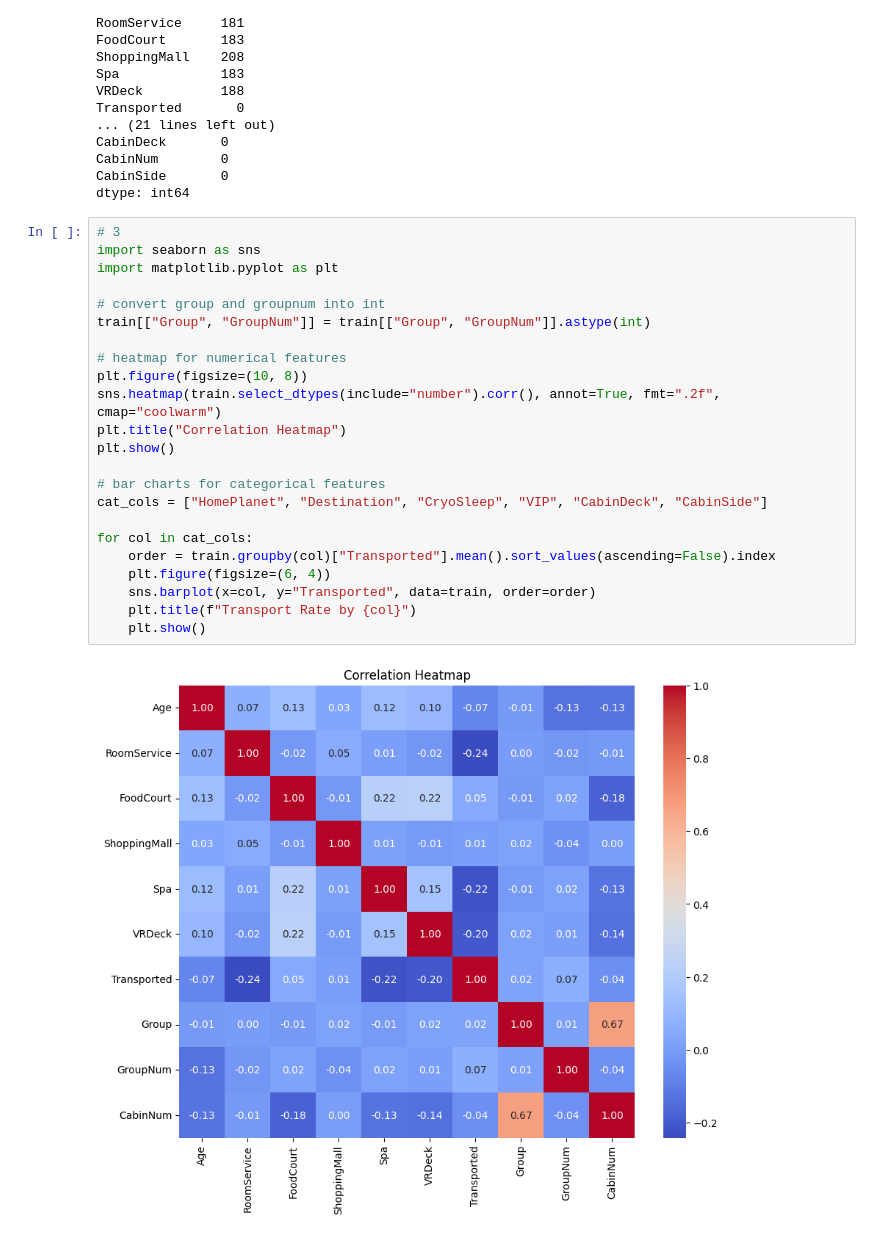
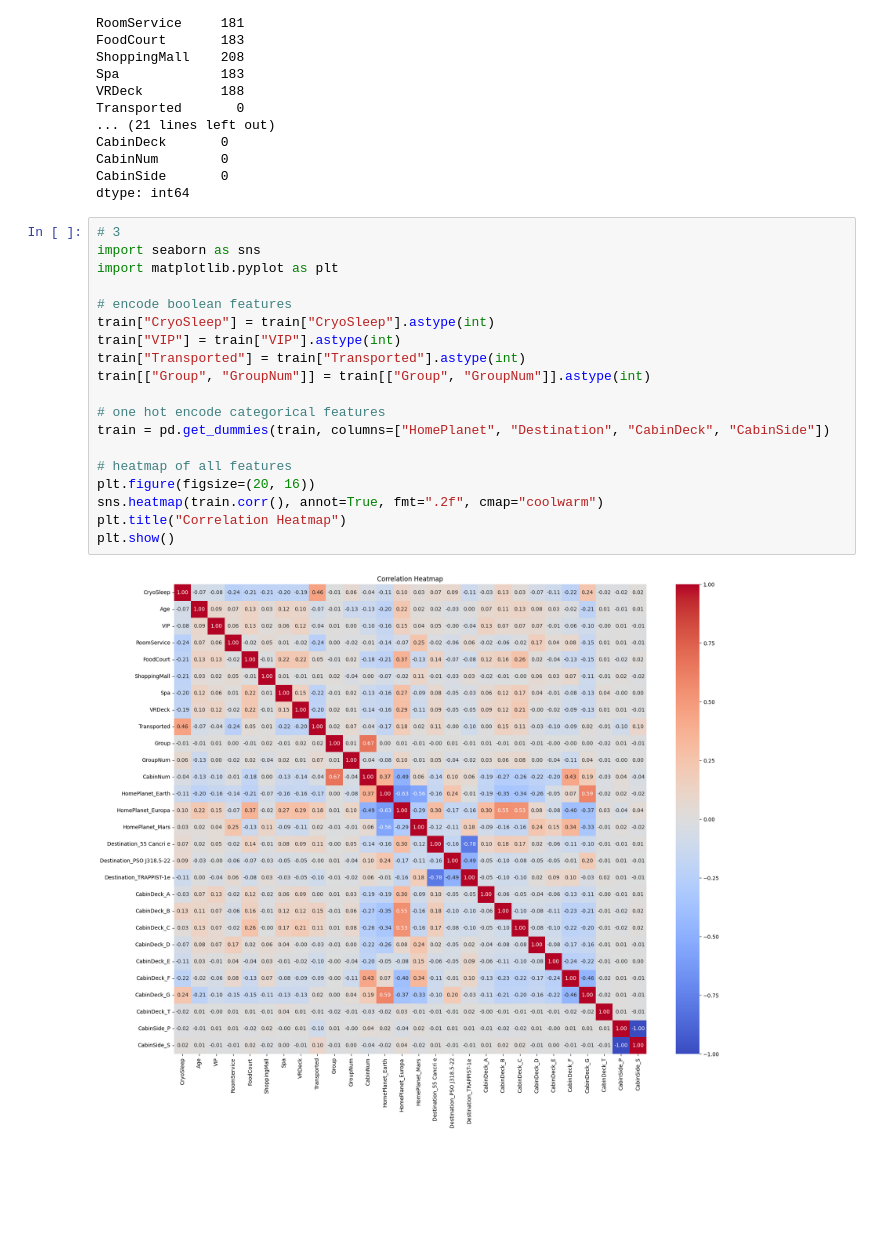
Before and after one commit to ha-d1/spaceship-titantic, a Jupyter notebook: kaylee.ipynb, the cells around one changed output. Drawn from its saved outputs; the diff is of its cells as text; blank space fills up the shorter version.

```diff
--- a/kaylee.ipynb
+++ b/kaylee.ipynb
@@ -86,25 +86,21 @@ dtype: int64
 # %%
 # 3
 import seaborn as sns
 import matplotlib.pyplot as plt
 
-# convert group and groupnum into int
+# encode boolean features
+train["CryoSleep"] = train["CryoSleep"].astype(int)
+train["VIP"] = train["VIP"].astype(int)
+train["Transported"] = train["Transported"].astype(int)
 train[["Group", "GroupNum"]] = train[["Group", "GroupNum"]].astype(int)
 
-# heatmap for numerical features
-plt.figure(figsize=(10, 8))
-sns.heatmap(train.select_dtypes(include="number").corr(), annot=True, fmt=".2f", cmap="coolwarm")
+# one hot encode categorical features
+train = pd.get_dummies(train, columns=["HomePlanet", "Destination", "CabinDeck", "CabinSide"])
+
+# heatmap of all features
+plt.figure(figsize=(20, 16))
+sns.heatmap(train.corr(), annot=True, fmt=".2f", cmap="coolwarm")
 plt.title("Correlation Heatmap")
 plt.show()
-
-# bar charts for categorical features
-cat_cols = ["HomePlanet", "Destination", "CryoSleep", "VIP", "CabinDeck", "CabinSide"]
-
-for col in cat_cols:
-    order = train.groupby(col)["Transported"].mean().sort_values(ascending=False).index
-    plt.figure(figsize=(6, 4))
-    sns.barplot(x=col, y="Transported", data=train, order=order)
-    plt.title(f"Transport Rate by {col}")
-    plt.show()
 # %% [output]
-[figure, old version]
+[figure, new version]
```
Also changed, not shown: parts of 4 cells of this notebook.
